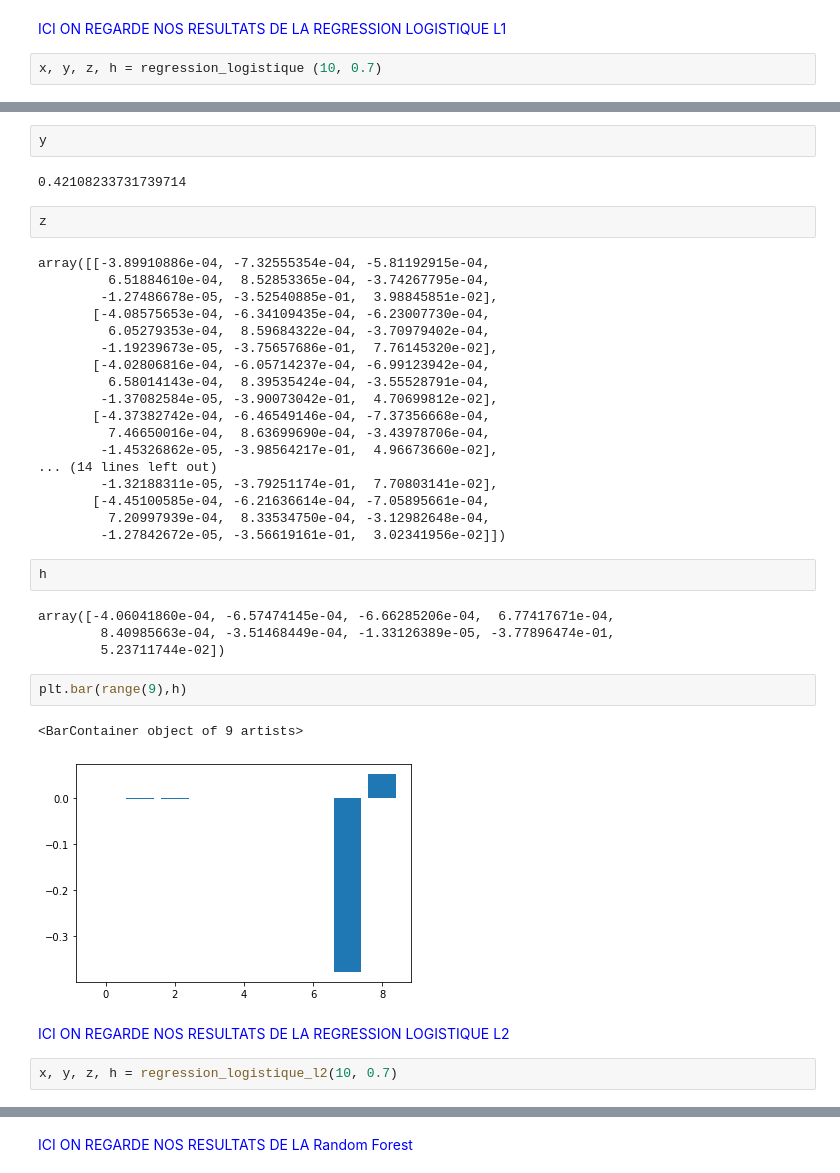
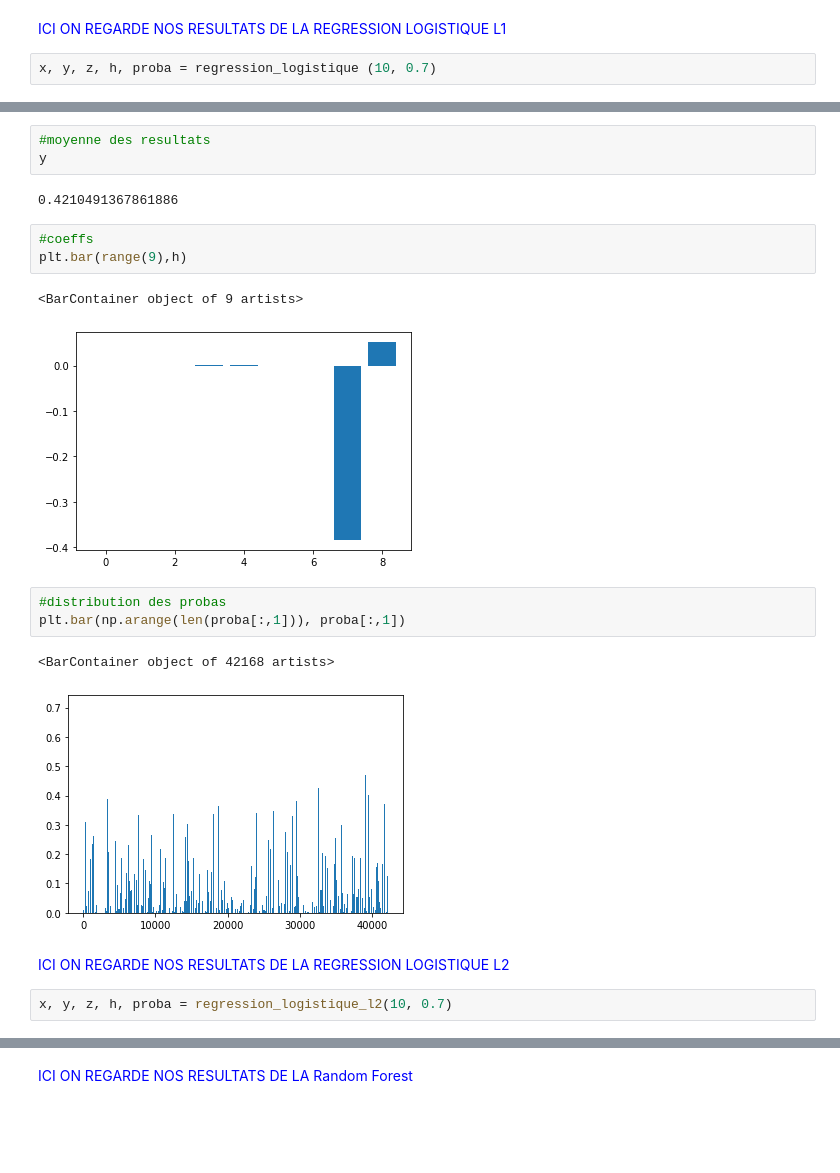
Before and after one commit to tristanpiedra/Projet_ML_football_passes, a Jupyter notebook: project.ipynb, the cells around one changed output, grey strips where cells are left out. Saved outputs shown, nothing was run; the diff lists cells and outputs as text; blank space fills up the shorter version.

```diff
--- a/project.ipynb
+++ b/project.ipynb
@@ -191,7 +177,7 @@ moyenne_scores
 <font color='blue'>
  ICI ON REGARDE NOS RESULTATS DE LA REGRESSION LOGISTIQUE L1
 # %%
-x, y, z, h = regression_logistique (10, 0.7)
+x, y, z, h, proba = regression_logistique (10, 0.7)
 # %%
 x
 # %% [output]
@@ -200,43 +186,25 @@ array([0.42330677, 0.41367862, 0.42231076, 0.40371846, 0.41500664,
-# %%
-y
-# %% [output]
-0.42108233731739714
-# %%
-z
-# %% [output]
-array([[-3.89910886e-04, -7.32555354e-04, -5.81192915e-04,
-         6.51884610e-04,  8.52853365e-04, -3.74267795e-04,
-        -1.27486678e-05, -3.52540885e-01,  3.98845851e-02],
-       [-4.08575653e-04, -6.34109435e-04, -6.23007730e-04,
-         6.05279353e-04,  8.59684322e-04, -3.70979402e-04,
-        -1.19239673e-05, -3.75657686e-01,  7.76145320e-02],
-       [-4.02806816e-04, -6.05714237e-04, -6.99123942e-04,
-         6.58014143e-04,  8.39535424e-04, -3.55528791e-04,
-        -1.37082584e-05, -3.90073042e-01,  4.70699812e-02],
-       [-4.37382742e-04, -6.46549146e-04, -7.37356668e-04,
-         7.46650016e-04,  8.63699690e-04, -3.43978706e-04,
-        -1.45326862e-05, -3.98564217e-01,  4.96673660e-02],
-... (14 lines left out)
-        -1.32188311e-05, -3.79251174e-01,  7.70803141e-02],
-       [-4.45100585e-04, -6.21636614e-04, -7.05895661e-04,
-         7.20997939e-04,  8.33534750e-04, -3.12982648e-04,
-        -1.27842672e-05, -3.56619161e-01,  3.02341956e-02]])
-# %%
-h
-# %% [output]
-array([-4.06041860e-04, -6.57474145e-04, -6.66285206e-04,  6.77417671e-04,
-        8.40985663e-04, -3.51468449e-04, -1.33126389e-05, -3.77896474e-01,
-        5.23711744e-02])
+# %%
+#moyenne des resultats
+y
+# %% [output]
+0.4210491367861886
 # %%
+#coeffs
 plt.bar(range(9),h)
 # %% [output]
 <BarContainer object of 9 artists>
-[figure, old version]
+[figure, new version]
+# %%
+#distribution des probas
+plt.bar(np.arange(len(proba[:,1])), proba[:,1])
+# %% [output]
+<BarContainer object of 42168 artists>
+[figure, added]
 # %% [markdown]
 <font color='blue'>
  ICI ON REGARDE NOS RESULTATS DE LA REGRESSION LOGISTIQUE L2
 # %%
-x, y, z, h = regression_logistique_l2(10, 0.7)
+x, y, z, h, proba = regression_logistique_l2(10, 0.7)
 # %%
 x
 # %% [output]
```
Also changed, not shown: parts of 30 cells of this notebook, 4 other files.
